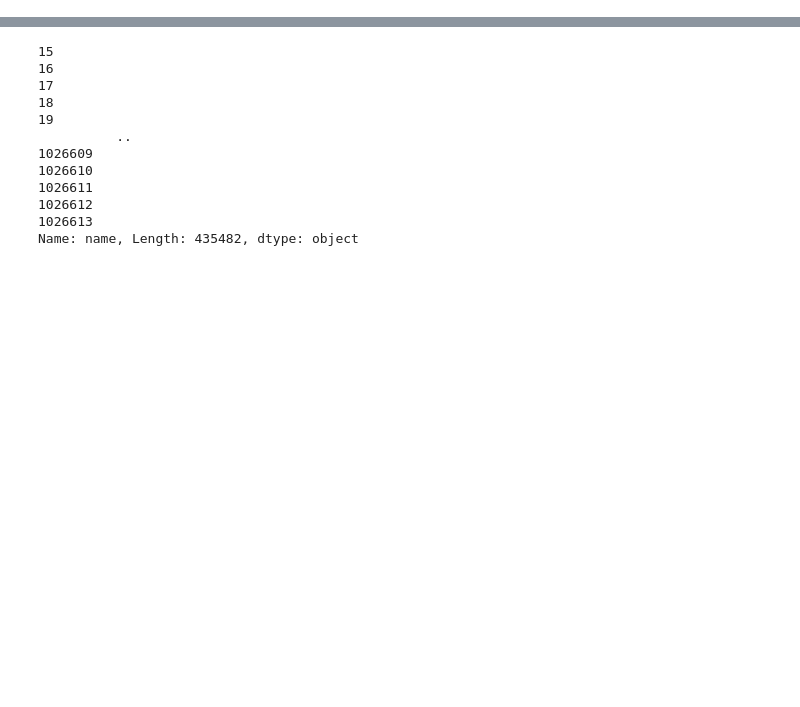
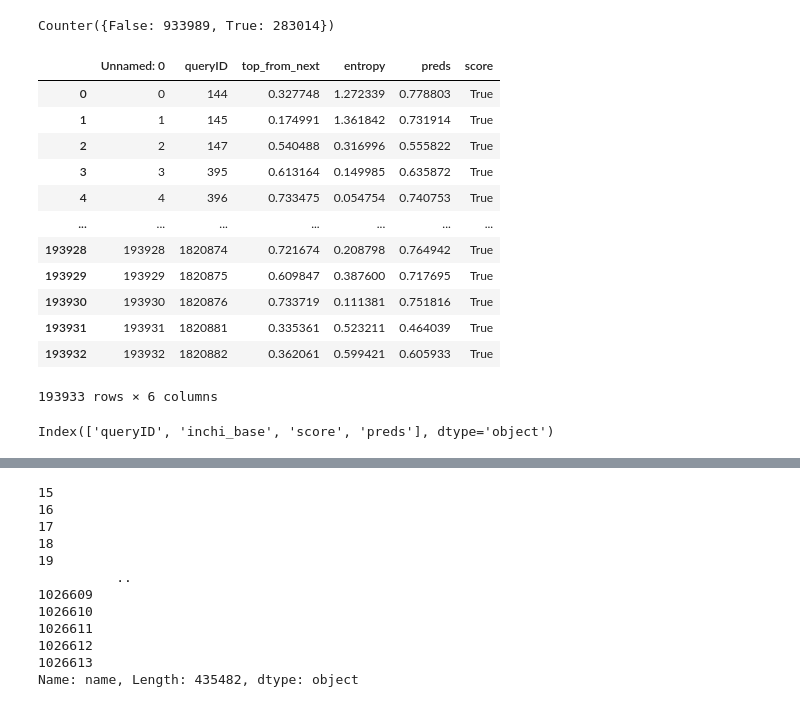
Before and after one commit to Jbug1/TunaSim, a Jupyter notebook: newDemos.ipynb, the cells around one changed output, grey strips where cells are left out. Saved outputs shown, nothing was run; the diff lists cells and outputs as text; code cells hidden in the pictures; blank space fills up the shorter version.

```diff
--- a/newDemos.ipynb
+++ b/newDemos.ipynb
@@ -30,2 +199,28 @@ len(metlin_ids)
+# %%
+from collections import Counter
+Counter(pd.concat((pd.read_csv('/Users/jonahpoczobutt/projects/TunaRes/updated_results/intermediate_outputs/tunasims_aggregated_top_val_1.csv'),
+           pd.read_csv('/Users/jonahpoczobutt/projects/TunaRes/updated_results/intermediate_outputs/tunasims_aggregated_top_train.csv')))['score'])
+# %% [output]
+Counter({False: 933989, True: 283014})
+# %%
+pd.read_csv('train.csv')
+# %% [output]
+|  | Unnamed: 0 | queryID | top_from_next | entropy | preds | score |
+| 0 | 0 | 144 | 0.327748 | 1.272339 | 0.778803 | True |
+| 1 | 1 | 145 | 0.174991 | 1.361842 | 0.731914 | True |
+| 2 | 2 | 147 | 0.540488 | 0.316996 | 0.555822 | True |
+| 3 | 3 | 395 | 0.613164 | 0.149985 | 0.635872 | True |
+| 4 | 4 | 396 | 0.733475 | 0.054754 | 0.740753 | True |
+| ... | ... | ... | ... | ... | ... | ... |
+| 193928 | 193928 | 1820874 | 0.721674 | 0.208798 | 0.764942 | True |
+| 193929 | 193929 | 1820875 | 0.609847 | 0.387600 | 0.717695 | True |
+| 193930 | 193930 | 1820876 | 0.733719 | 0.111381 | 0.751816 | True |
+| 193931 | 193931 | 1820881 | 0.335361 | 0.523211 | 0.464039 | True |
+| 193932 | 193932 | 1820882 | 0.362061 | 0.599421 | 0.605933 | True |
+193933 rows × 6 columns
+# %%
+pd.read_csv('/Users/jonahpoczobutt/projects/TunaRes/updated_results/intermediate_outputs/tunasims_aggregated_top_train.csv').columns
+# %% [output]
+Index(['queryID', 'inchi_base', 'score', 'preds'], dtype='object')
 # %%
 bad_bases = pd.read_pickle('/Users/jonahpoczobutt/projects/raw_data/db_csvs/metlin_gnps.pkl')
```
Also changed, not shown: parts of 19 cells of this notebook, 6 other files.
